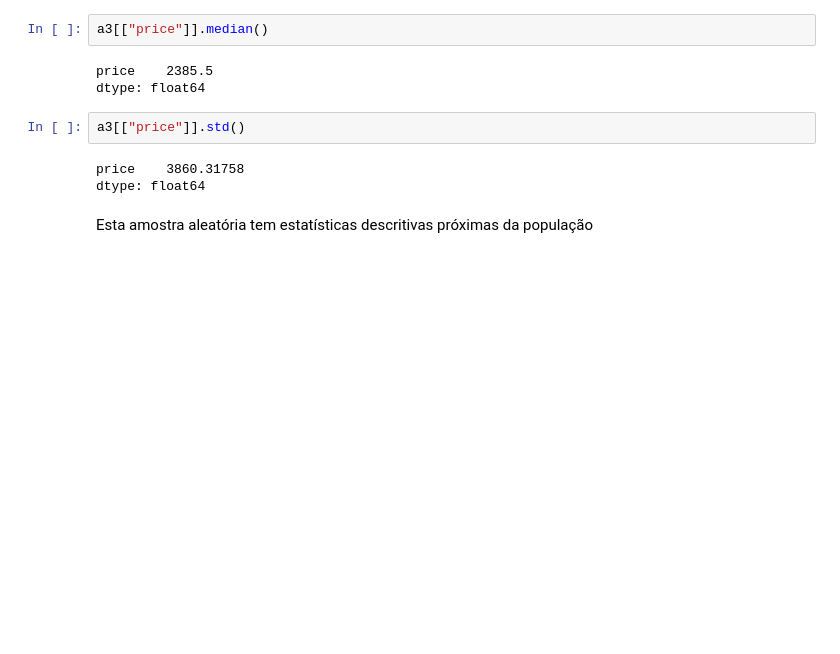
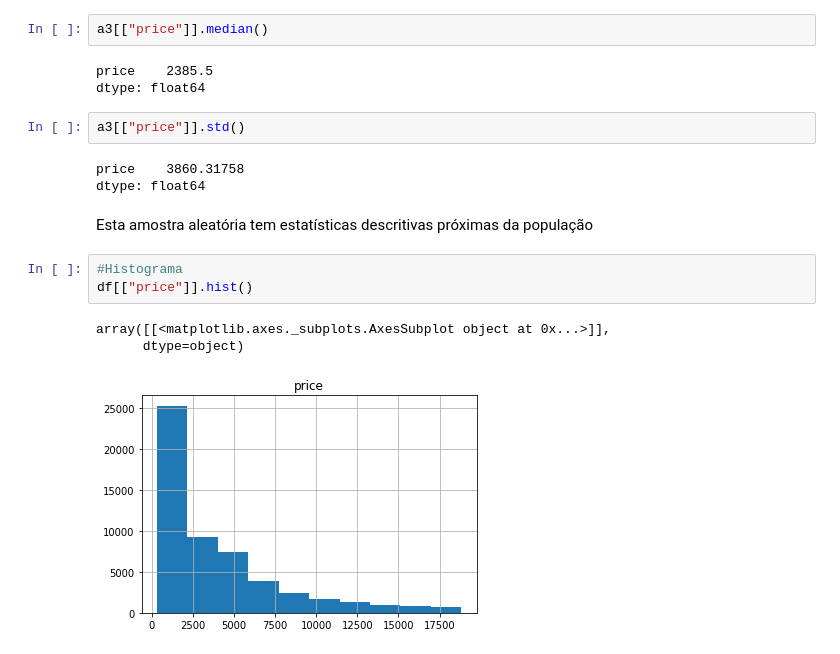
Before and after one commit to raphaelmoda/FIAP_Big_Data_Science, a Jupyter notebook: FIAP_BigData_AULA_02.ipynb, the cells around one changed output. Cells and saved outputs as stored; diff of their text form; blank space fills up the shorter version.

```diff
--- a/FIAP_BigData_AULA_02.ipynb
+++ b/FIAP_BigData_AULA_02.ipynb
@@ -116,3 +116,10 @@ price    3860.31758
 dtype: float64
 # %% [markdown]
 Esta amostra aleatória tem estatísticas descritivas próximas da população
+# %%
+#Histograma
+df[["price"]].hist()
+# %% [output]
+array([[<matplotlib.axes._subplots.AxesSubplot object at 0x...>]],
+      dtype=object)
+[figure, added]
```
Also changed, not shown: parts of 8 cells of this notebook.
